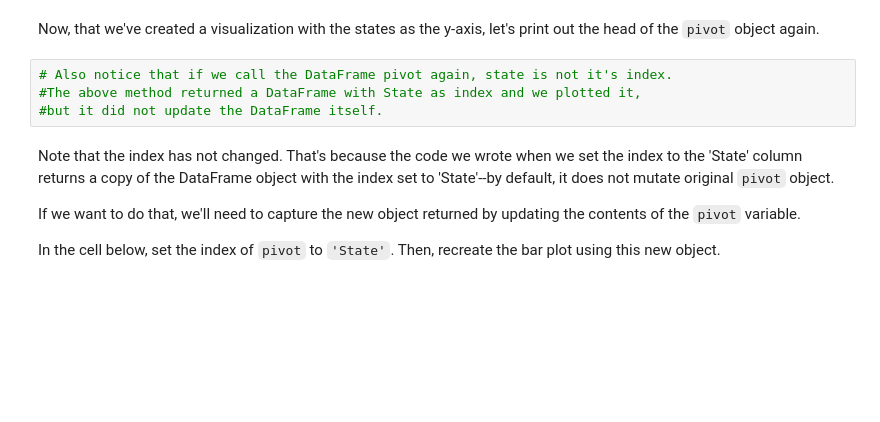
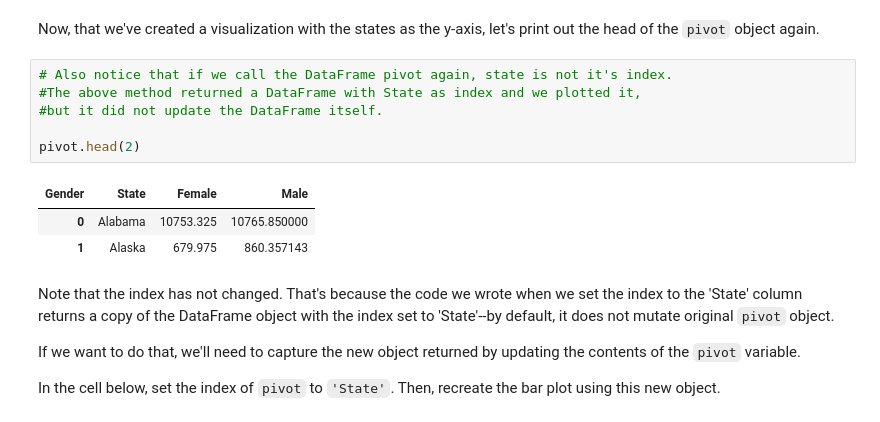
Before and after one commit to ntk38/dsc-1-04-09-pivot-tables-with-pandas-lab-nyc-ds-career-012819, a Jupyter notebook: index.ipynb, the cells around one changed output. Drawn from its saved outputs; the diff is of its cells as text; blank space fills up the shorter version.

```diff
--- a/index.ipynb
+++ b/index.ipynb
@@ -395,7 +395,13 @@ Now, that we've created a visualization with the states as the y-axis, let's pri
 # %%
 # Also notice that if we call the DataFrame pivot again, state is not it's index.
 #The above method returned a DataFrame with State as index and we plotted it,
 #but it did not update the DataFrame itself.
+
+pivot.head(2)
+# %% [output]
+| Gender | State | Female | Male |
+| 0 | Alabama | 10753.325 | 10765.850000 |
+| 1 | Alaska | 679.975 | 860.357143 |
 # %% [markdown]
 Note that the index has not changed.  That's because the code we wrote when we set the index to the 'State' column returns a copy of the DataFrame object with the index set to 'State'--by default, it does not mutate original `pivot` object.
 
```
